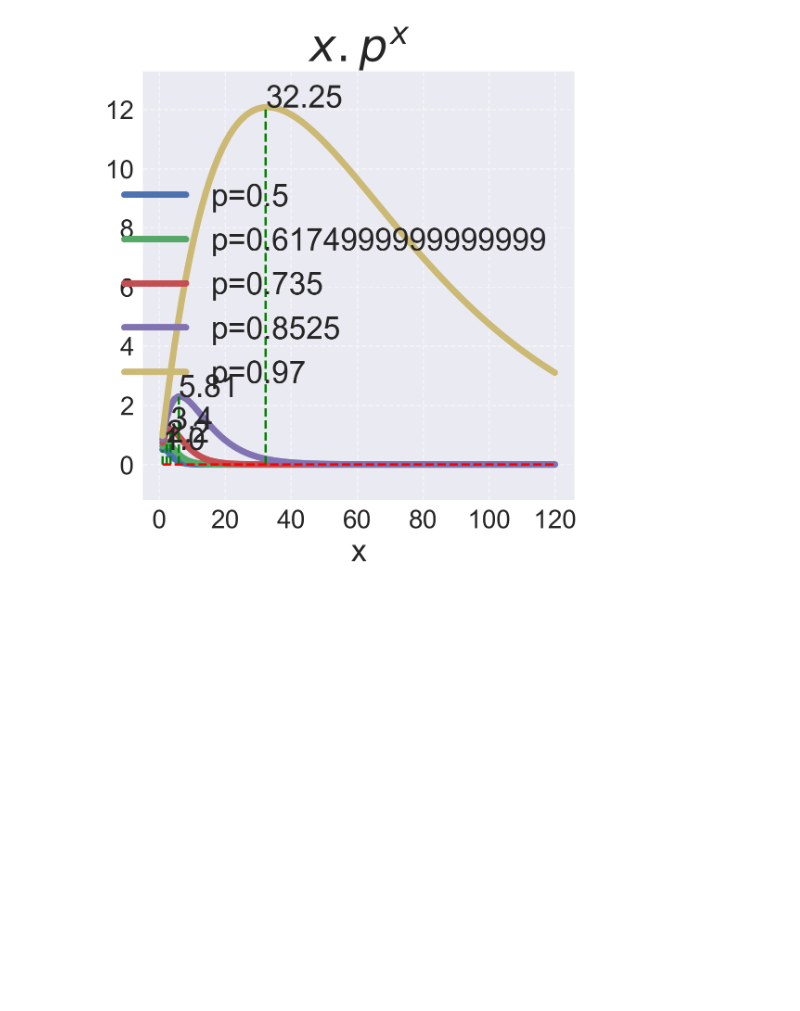
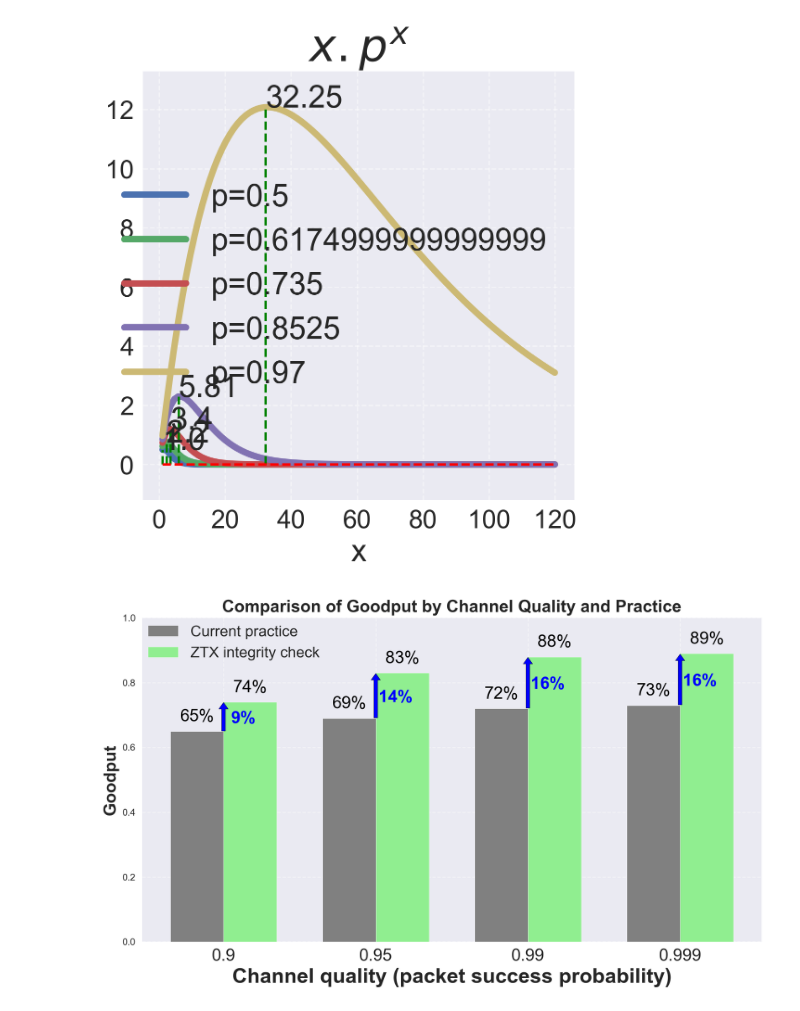
Before and after one commit to mkashani-phd/OptiMAC, a Jupyter notebook: img/ProMAC_Graph.ipynb, the cells around one changed output. Saved outputs shown, nothing was run; the diff lists cells and outputs as text; code cells hidden in the pictures; blank space fills up the shorter version.

Commit message:
added the image for the performance metric

```diff
--- a/img/ProMAC_Graph.ipynb
+++ b/img/ProMAC_Graph.ipynb
@@ -27,3 +27,73 @@ plt.ylim(0-y_max*0.1, y_max*1.1)
 plt.show()
 # %% [output]
 [figure]
+# %%
+import matplotlib.pyplot as plt
+import pandas as pd
+
+# Data from the provided table
+data = {
+    "Channel quality (success probability)": [0.900, 0.950, 0.990, 0.999],
+    "Current practice": [0.65, 0.69, 0.72, 0.73],
+    "ZTX integrity check": [0.74, 0.83, 0.88, 0.89]
+}
+
+
+# Creating a DataFrame
+df = pd.DataFrame(data)
+
+improvements = [(ztx - current) * 100 for ztx, current in zip(df["ZTX integrity check"], df["Current practice"])]
+
+
+
+# Set bar width
+bar_width = 0.35
+
+# Set positions for each bar
+r1 = range(len(df))
+r2 = [x + bar_width for x in r1]
+
+
+# Plotting the bar chart with labels
+plt.style.use(plt.style.available[11])
+fig, ax = plt.subplots(figsize=(10, 6), dpi=200)
+
+# Plot bars with labels
+bars1 = ax.bar(r1, df["Current practice"], color='gray', width=bar_width, edgecolor='white', label='Current practice')
+bars2 = ax.bar(r2, df["ZTX integrity check"], color='lightgreen', width=bar_width, edgecolor='white', label='ZTX integrity check')
+
+# # Add labels to bars
+# for bar in bars1:
+#     yval = bar.get_height()
+#     ax.text(bar.get_x()+ bar.get_width()/4.0, yval, round(yval, 2), va='bottom', fontsize = 18)  # va: vertical alignment
+
+# for bar in bars2:
+#     yval = bar.get_height()
+#     ax.text(bar.get_x() + bar.get_width()/4.0, yval, round(yval, 2), va='bottom',fontsize = 18)  # va: vertical alignment
+
+for i, (current, ztx, improvement) in enumerate(zip(df["Current practice"], df["ZTX integrity check"], improvements)):
+    ax.text(i, current + 0.02, f'{current*100:.0f}%', ha='center', va='bottom', color='black', fontsize = 18)
+    ax.text(i + bar_width, ztx + 0.02, f'{ztx*100:.0f}%', ha='center', va='bottom', color='black', fontsize = 18)
+    ax.annotate('', xy=(i + bar_width / 2, (ztx )),
+                xytext=(i + bar_width / 2, (current)),
+                arrowprops=dict(facecolor='blue', shrink=0.01, headwidth=10, width=4, headlength=7),
+                ha='center', va='center', fontsize=14, color='blue')
+    ax.text(i + bar_width / 2 + .13, (ztx + current) / 2 - 0.03, f'{improvement:.0f}%', ha='center', va='bottom', color='blue', fontsize = 18, fontweight='bold')
+
+# Add labels
+ax.set_xlabel('Channel quality (packet success probability)', fontweight='bold', fontsize = 22)
+ax.set_ylabel('Goodput', fontweight='bold', fontsize = 18)
+ax.set_title('Comparison of Goodput by Channel Quality and Practice', fontweight='bold', fontsize = 18)
+ax.set_xticks([r + bar_width/2 for r in range(len(df))])
+ax.set_xticklabels(df["Channel quality (success probability)"], fontsize = 18)
+
+# Add legend
+
+plt.grid(True, linestyle='--', alpha=0.5)
+ax.legend(fontsize = 16, loc =[0, .85])
+plt.ylim(0, 1)
+
+plt.tight_layout()
+plt.show()
+# %% [output]
+[figure, added]
```
Also changed, not shown: parts of 1 cell of this notebook, 3 other files.
